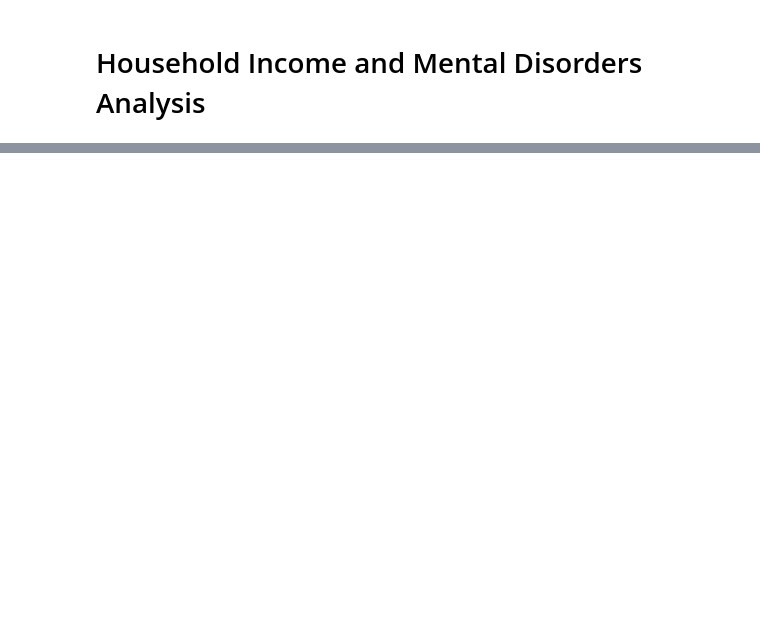
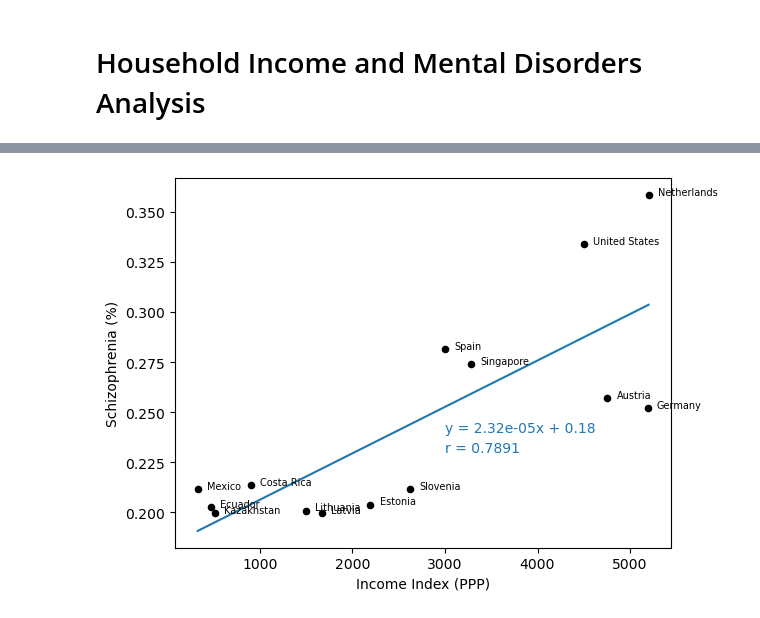
Before and after one commit to kendraliu/Project-One-An-Analysis-of-Suicide-Rate-and-Several-Factors, a Jupyter notebook: Suicide Rates Analysis.ipynb, the cells around one changed output, grey strips where cells are left out. Saved outputs shown, nothing was run; the diff lists cells and outputs as text; code cells hidden in the pictures; blank space fills up the shorter version.

```diff
--- a/Suicide Rates Analysis.ipynb
+++ b/Suicide Rates Analysis.ipynb
@@ -1274,3 +1274,7 @@ mentaldisorder
 | 6439 | Zambia | 0.165866 | 0.605972 | 0.142768 | 3.599714 | ... |
 | 6467 | Zimbabwe | 0.157963 | 0.611242 | 0.124443 | 3.110926 | ... |
 195 rows × 8 columns
+# %%
+mentaldisorder = mentaldisorder.reset_index(drop=True)
+mentaldisorder = mentaldisorder.rename(columns={"Entity": "country"})
+mentaldisorder
@@ -1278,0 +1474,96 @@ mentaldisorder
+# %%
+plot1 = income_mental_disorder.plot(kind="scatter", x="U.S. dollars", y="Schizophrenia (%)", xlabel="Income Index (PPP)", ylabel="Schizophrenia (%)", color="black")
+x = income_mental_disorder["U.S. dollars"]
+y1 = income_mental_disorder["Schizophrenia (%)"]
+(slope, intercept, rvalue, pvalue, stderr) = linregress(x,y1)
+reg = x * slope + intercept
+plt.plot(x, reg, color="#1f77b4")
+plt.annotate(f"y = {slope:.2e}x + {round(intercept, 2)}", (3000, 0.24), color="#1f77b4")
+plt.annotate(f"r = {round(rvalue,4)}", (3000, 0.23), color="#1f77b4")
+for index, row in income_mental_disorder.iterrows():
+    plt.text(row["U.S. dollars"]+100, row["Schizophrenia (%)"], row['country'], fontsize=7)
+#plt.savefig("Income Schizo.png")
+#plt.legend(['Schizophrenia'], loc="best")
+#plt.title("Correlation Analysis of Household Income and Suicide Rate")
+
+plot2 = income_mental_disorder.plot(kind="scatter", x="U.S. dollars", y="Bipolar disorder (%)", xlabel="Income Index (PPP)", ylabel="Bipolar disorder (%)", color="black")
+x = income_mental_disorder["U.S. dollars"]
+y1 = income_mental_disorder["Bipolar disorder (%)"]
+(slope, intercept, rvalue, pvalue, stderr) = linregress(x,y1)
+reg = x * slope + intercept
+plt.plot(x, reg, color="#FF831B")
+plt.annotate(f"y = {slope:.2e}x + {round(intercept, 2)}", (3000, 0.84), color="#FF831B")
+plt.annotate(f"r = {round(rvalue,4)}", (3000, 0.82), color="#FF831B")
+for index, row in income_mental_disorder.iterrows():
+    plt.text(row["U.S. dollars"]+100, row["Bipolar disorder (%)"], row['country'], fontsize=7)
+#plt.savefig("Income Bipolar.png")
+#plt.title("Correlation Analysis of Household Income and Suicide Rate")
+
+plot3 = income_mental_disorder.plot(kind="scatter", x="U.S. dollars", y="Eating disorders (%)", xlabel="Income Index (PPP)", ylabel="Eating disorders (%)", color="black")
+x = income_mental_disorder["U.S. dollars"]
+y1 = income_mental_disorder["Eating disorders (%)"]
+(slope, intercept, rvalue, pvalue, stderr) = linregress(x,y1)
+reg = x * slope + intercept
+plt.plot(x, reg, color="lightskyblue")
+plt.annotate(f"y = {slope:.2e}x + {round(intercept, 2)}", (3400, 0.41), color="lightskyblue")
+plt.annotate(f"r = {round(rvalue,4)}", (3400, 0.38), color="lightskyblue")
+for index, row in income_mental_disorder.iterrows():
+    plt.text(row["U.S. dollars"]+100, row["Eating disorders (%)"], row['country'], fontsize=7)
+#plt.savefig("Income ED.png")
+#plt.title("Correlation Analysis of Household Income and Suicide Rate")
+
+plot4 = income_mental_disorder.plot(kind="scatter", x="U.S. dollars", y="Anxiety disorders (%)", xlabel="Income Index (PPP)", ylabel="Anxiety disorders (%)", color="black")
+x = income_mental_disorder["U.S. dollars"]
+y1 = income_mental_disorder["Anxiety disorders (%)"]
+(slope, intercept, rvalue, pvalue, stderr) = linregress(x,y1)
+reg = x * slope + intercept
+plt.plot(x, reg, color="#D62727")
+plt.annotate(f"y = {slope:.2e}x + {round(intercept, 2)}", (3500, 4.5), color="#D62727")
+plt.annotate(f"r = {round(rvalue,4)}", (3500, 4.3), color="#D62727")
+for index, row in income_mental_disorder.iterrows():
+    plt.text(row["U.S. dollars"]+100, row["Anxiety disorders (%)"], row['country'], fontsize=7)
+#plt.savefig("Income Anxiety.png")
+#plt.title("Correlation Analysis of Household Income and Suicide Rate")
+
+plot5 = income_mental_disorder.plot(kind="scatter", x="U.S. dollars", y="Drug use disorders (%)", xlabel="Income Index (PPP)", ylabel="Drug use disorders (%)", color="black")
+x = income_mental_disorder["U.S. dollars"]
+y1 = income_mental_disorder["Drug use disorders (%)"]
+(slope, intercept, rvalue, pvalue, stderr) = linregress(x,y1)
+reg = x * slope + intercept
+plt.plot(x, reg, color="#AD8BCD")
+plt.annotate(f"y = {slope:.2e}x + {round(intercept, 2)}", (3700,1.8), color="#AD8BCD")
+plt.annotate(f"r = {round(rvalue,4)}", (3700,1.6), color="#AD8BCD")
+for index, row in income_mental_disorder.iterrows():
+    plt.text(row["U.S. dollars"]+100, row["Drug use disorders (%)"], row['country'], fontsize=7)
+#plt.savefig("Income Drug.png")
+#plt.title("Correlation Analysis of Household Income and Suicide Rate")
+
+plot6 = income_mental_disorder.plot(kind="scatter", x="U.S. dollars", y="Depression (%)", xlabel="Income Index (PPP)", ylabel="Depression (%)", color="black")
+x = income_mental_disorder["U.S. dollars"]
+y1 = income_mental_disorder["Depression (%)"]
+(slope, intercept, rvalue, pvalue, stderr) = linregress(x,y1)
+reg = x * slope + intercept
+plt.plot(x, reg, color="#A77E76")
+plt.annotate(f"y = {slope:.2e}x + {round(intercept, 2)}", (3000,4), color="#A77E76")
+plt.annotate(f"r = {round(rvalue,4)}", (3000,3.9), color="#A77E76")
+for index, row in income_mental_disorder.iterrows():
+    plt.text(row["U.S. dollars"]+100, row["Depression (%)"], row['country'], fontsize=7)
+#plt.savefig("Income Depression.png")
+#plt.title("Correlation Analysis of Household Income and Suicide Rate")
+
+plot7 = income_mental_disorder.plot(kind="scatter", x="U.S. dollars", y="Alcohol use disorders (%)", xlabel="Income Index (PPP)", ylabel="Alcohol use disorders (%)", color="black")
+x = income_mental_disorder["U.S. dollars"]
+y1 = income_mental_disorder["Alcohol use disorders (%)"]
+(slope, intercept, rvalue, pvalue, stderr) = linregress(x,y1)
+reg = x * slope + intercept
+plt.plot(x, reg, color="#EB98D0")
+plt.annotate(f"y = {slope:.2e}x + {round(intercept, 2)}", (1500,3), color="#EB98D0")
+plt.annotate(f"r = {round(rvalue,4)}", (1500,2.8), color="#EB98D0")
+for index, row in income_mental_disorder.iterrows():
+    plt.text(row["U.S. dollars"]+100, row["Alcohol use disorders (%)"], row['country'], fontsize=7)
+#plt.savefig("Income Alcohol.png")
+#plt.title("Correlation Analysis of Household Income and Suicide Rate")
+
+plt.show()
+# %% [output]
+[figure, added]
```
Also changed, not shown: parts of 15 cells of this notebook, 8 other files.
